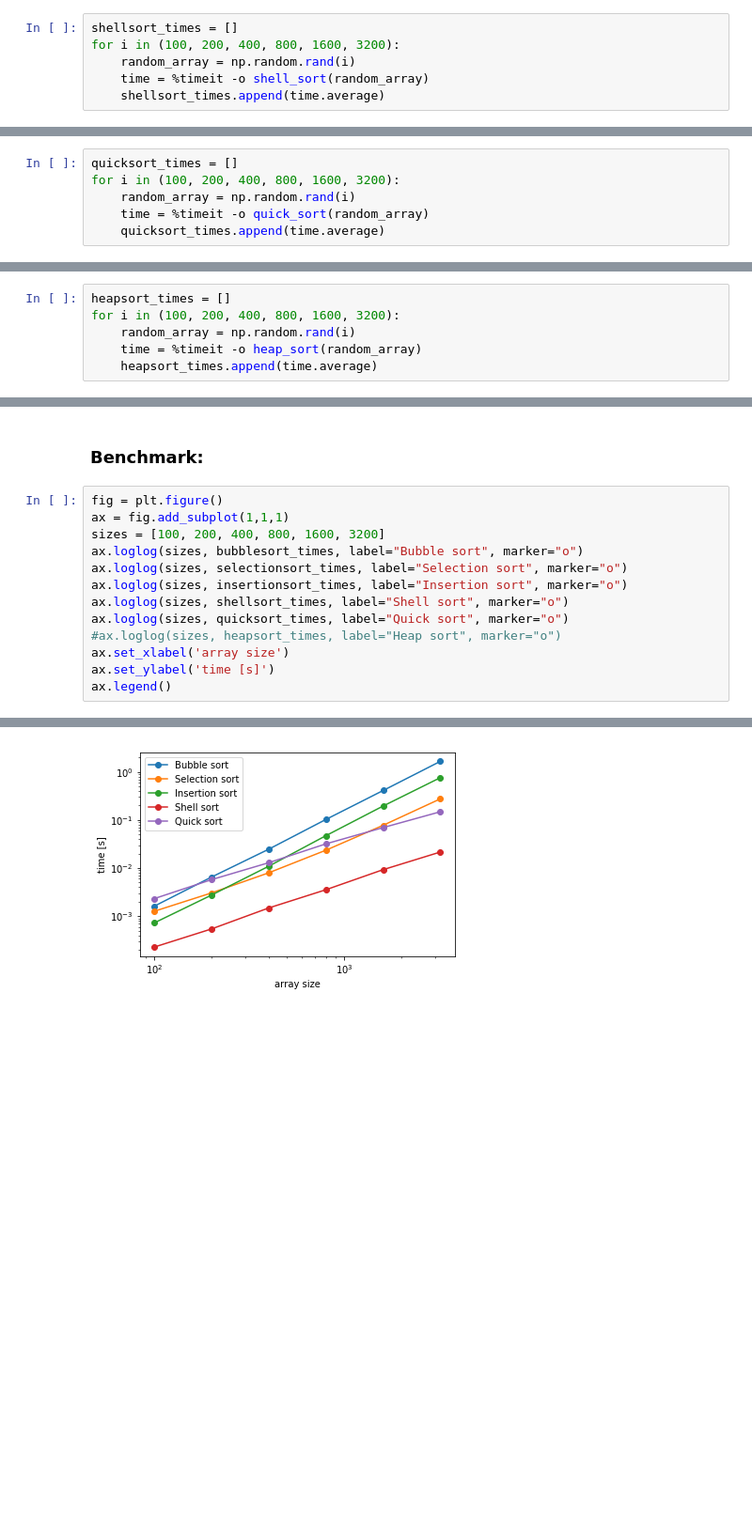
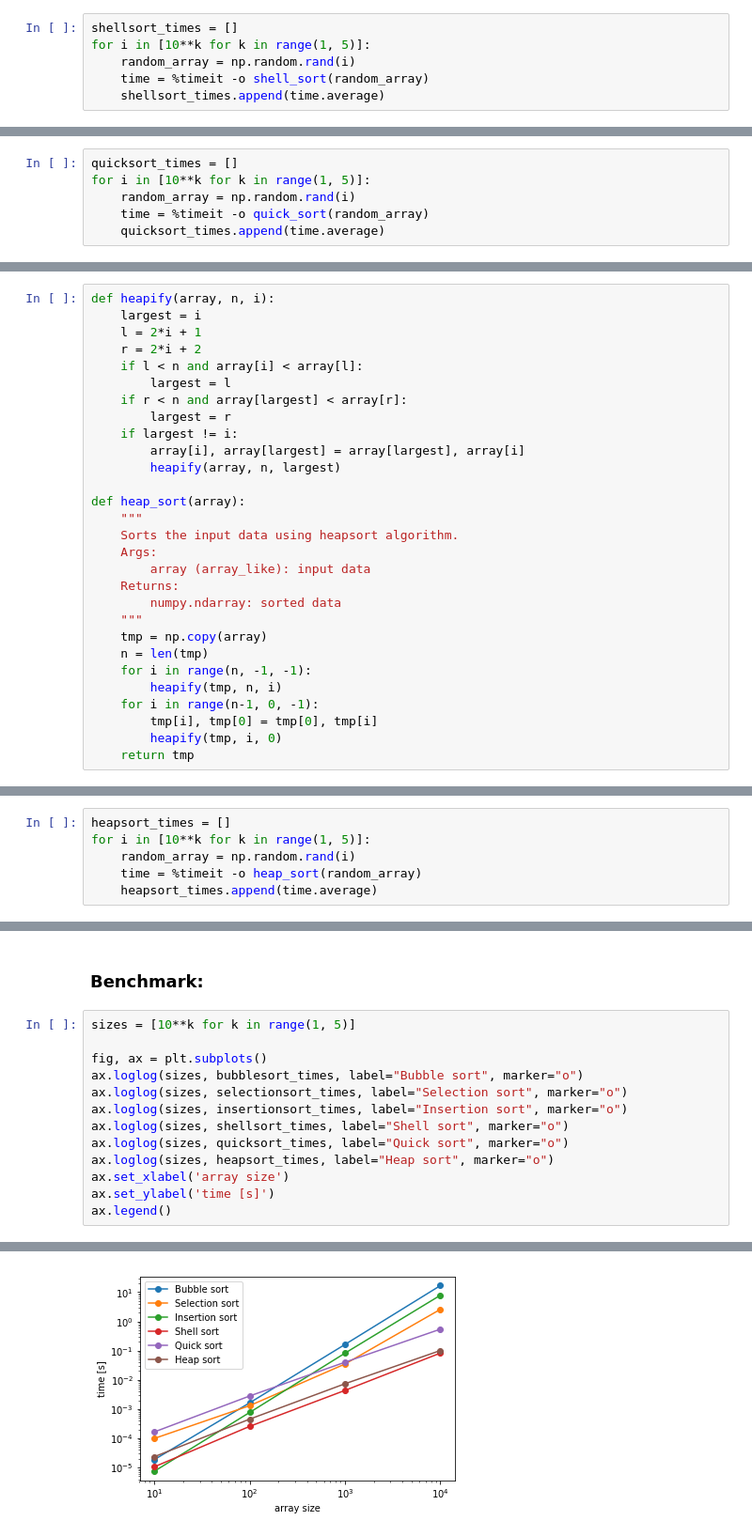
Before and after one commit to valenpe7/numerical_methods, a Jupyter notebook: lectures/05-sorting.ipynb, the cells around one changed output, grey strips where cells are left out. Shown at 94% size. Cells and saved outputs as stored; diff of their text form; blank space fills up the shorter version.

```diff
--- a/lectures/05-sorting.ipynb
+++ b/lectures/05-sorting.ipynb
@@ -155,6 +149,6 @@ print(sorted_array)
 # %%
 shellsort_times = []
-for i in (100, 200, 400, 800, 1600, 3200):
+for i in [10**k for k in range(1, 5)]:
     random_array = np.random.rand(i)
     time = %timeit -o shell_sort(random_array)
     shellsort_times.append(time.average)
@@ -199,6 +191,6 @@ print(sorted_array)
 # %%
 quicksort_times = []
-for i in (100, 200, 400, 800, 1600, 3200):
+for i in [10**k for k in range(1, 5)]:
     random_array = np.random.rand(i)
     time = %timeit -o quick_sort(random_array)
     quicksort_times.append(time.average)
@@ -226,3 +204,32 @@ def heap_sort(array):
+# %%
+def heapify(array, n, i):
+    largest = i
+    l = 2*i + 1
+    r = 2*i + 2
+    if l < n and array[i] < array[l]:
+        largest = l
+    if r < n and array[largest] < array[r]:
+        largest = r
+    if largest != i:
+        array[i], array[largest] = array[largest], array[i]
+        heapify(array, n, largest)
+
+def heap_sort(array):
+    """
+    Sorts the input data using heapsort algorithm.
+    Args:
+        array (array_like): input data
+    Returns:
+        numpy.ndarray: sorted data
+    """
+    tmp = np.copy(array)
+    n = len(tmp)
+    for i in range(n, -1, -1):
+        heapify(tmp, n, i)
+    for i in range(n-1, 0, -1):
+        tmp[i], tmp[0] = tmp[0], tmp[i]
+        heapify(tmp, i, 0)
+    return tmp
 # %%
 random_array = np.random.rand(6)
 print(random_array)
@@ -231,6 +241,6 @@ print(sorted_array)
 # %%
 heapsort_times = []
-for i in (100, 200, 400, 800, 1600, 3200):
+for i in [10**k for k in range(1, 5)]:
     random_array = np.random.rand(i)
     time = %timeit -o heap_sort(random_array)
     heapsort_times.append(time.average)
@@ -237,18 +252,18 @@ for i in (100, 200, 400, 800, 1600, 3200):
 # %% [markdown]
 ### Benchmark:
 # %%
-fig = plt.figure()
-ax = fig.add_subplot(1,1,1)
-sizes = [100, 200, 400, 800, 1600, 3200]
+sizes = [10**k for k in range(1, 5)]
+
+fig, ax = plt.subplots()
 ax.loglog(sizes, bubblesort_times, label="Bubble sort", marker="o")
 ax.loglog(sizes, selectionsort_times, label="Selection sort", marker="o")
 ax.loglog(sizes, insertionsort_times, label="Insertion sort", marker="o")
 ax.loglog(sizes, shellsort_times, label="Shell sort", marker="o")
 ax.loglog(sizes, quicksort_times, label="Quick sort", marker="o")
-#ax.loglog(sizes, heapsort_times, label="Heap sort", marker="o")
+ax.loglog(sizes, heapsort_times, label="Heap sort", marker="o")
 ax.set_xlabel('array size')
 ax.set_ylabel('time [s]')
 ax.legend()
 # %% [output]
 <matplotlib.legend.Legend at 0x...>
-[figure, old version]
+[figure, new version]
```
Also changed, not shown: parts of 13 cells of this notebook.
